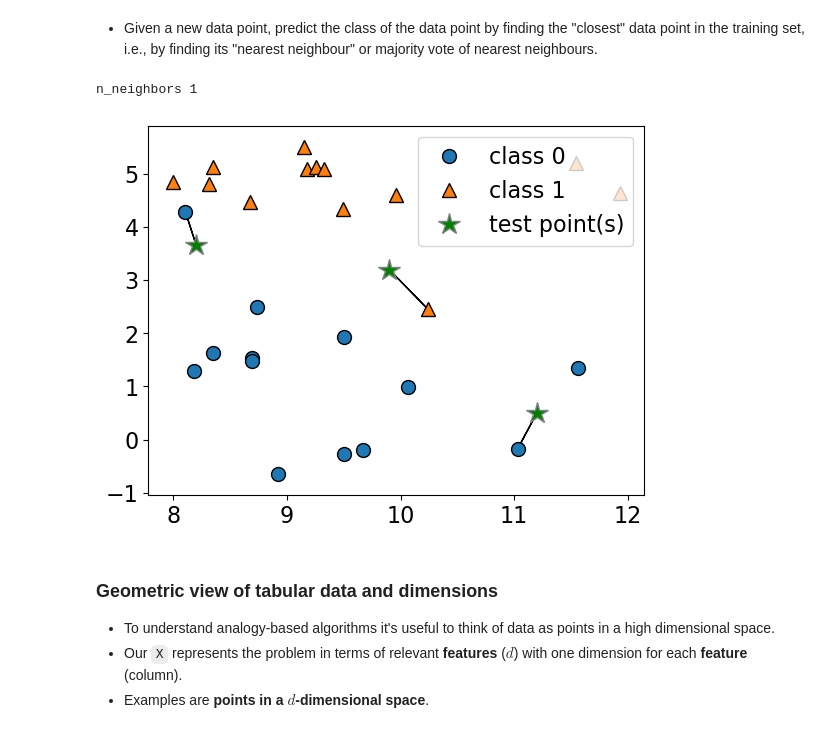
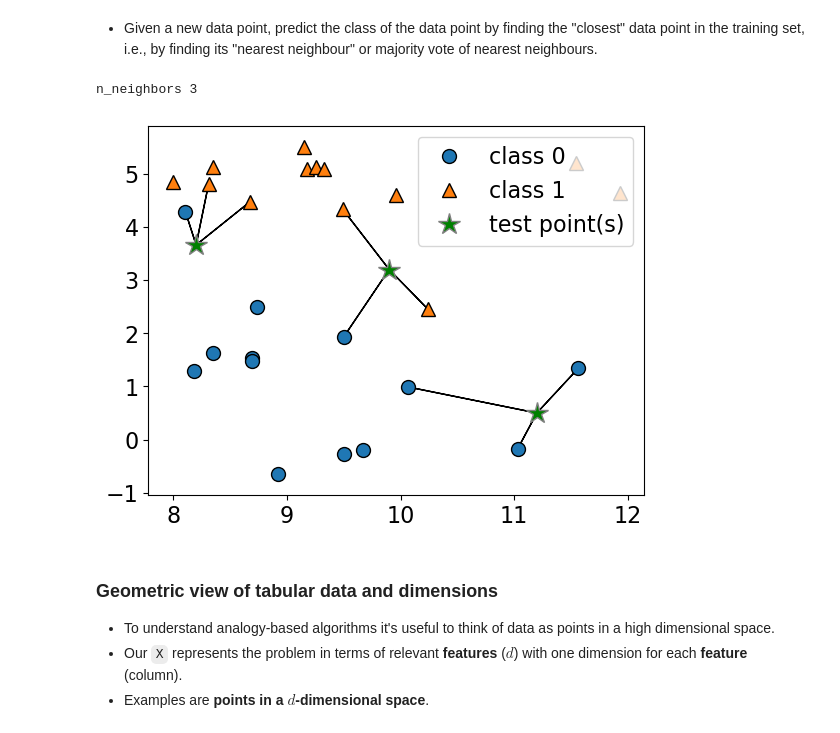
Before and after one commit to UBC-CS/cpsc330-2023W2, a Jupyter notebook: lectures/mathias/04_kNNs-SVM-RBF.ipynb, the cells around one changed output. Cells and saved outputs as stored; diff of their text form; code cells hidden in the pictures.

```diff
--- a/lectures/mathias/04_kNNs-SVM-RBF.ipynb
+++ b/lectures/mathias/04_kNNs-SVM-RBF.ipynb
@@ -112,10 +112,10 @@ plot_train_test_points(X, y, X_test)
 def f(n_neighbors):
     return plot_knn_clf(X, y, X_test, n_neighbors=n_neighbors)
 # %%
-f(1)
+f(3)
 # %% [output]
-n_neighbors 1
+n_neighbors 3
-[figure, old version]
+[figure, new version]
 # %% [markdown]
 ### Geometric view of tabular data and dimensions
 
```
Also changed, not shown: parts of 1 cell of this notebook, 2 other files.
